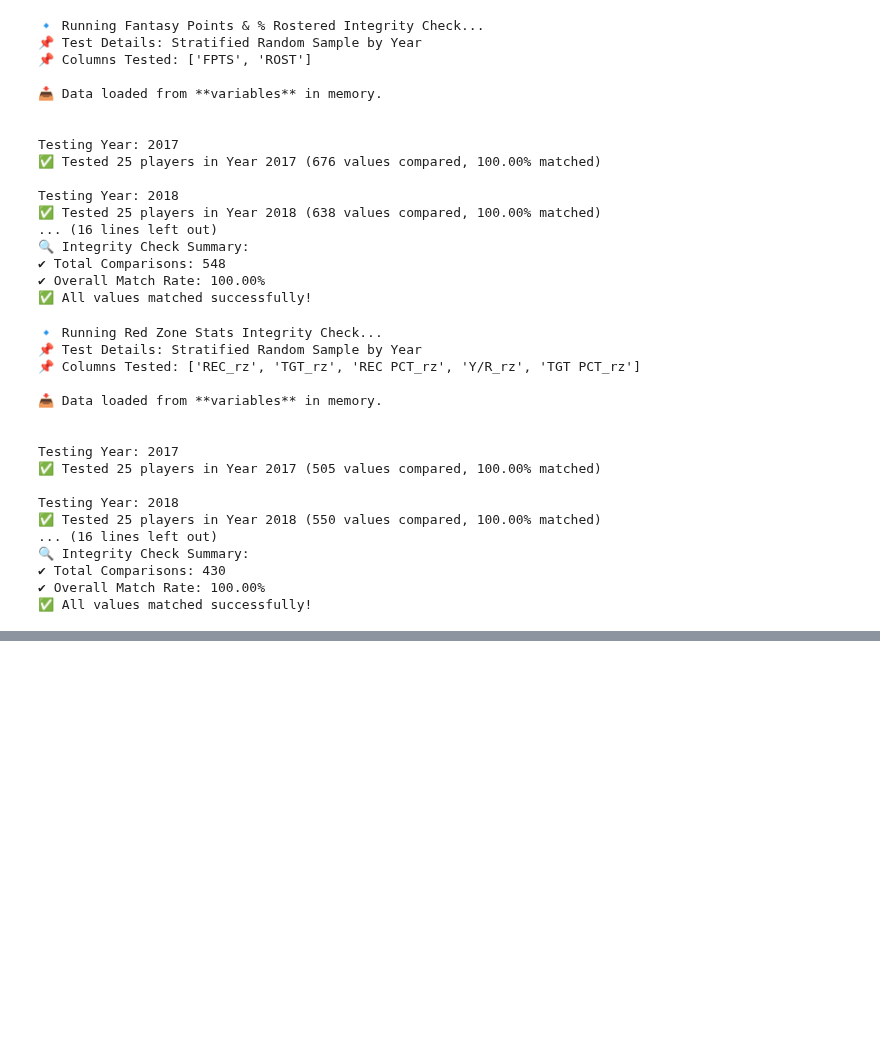
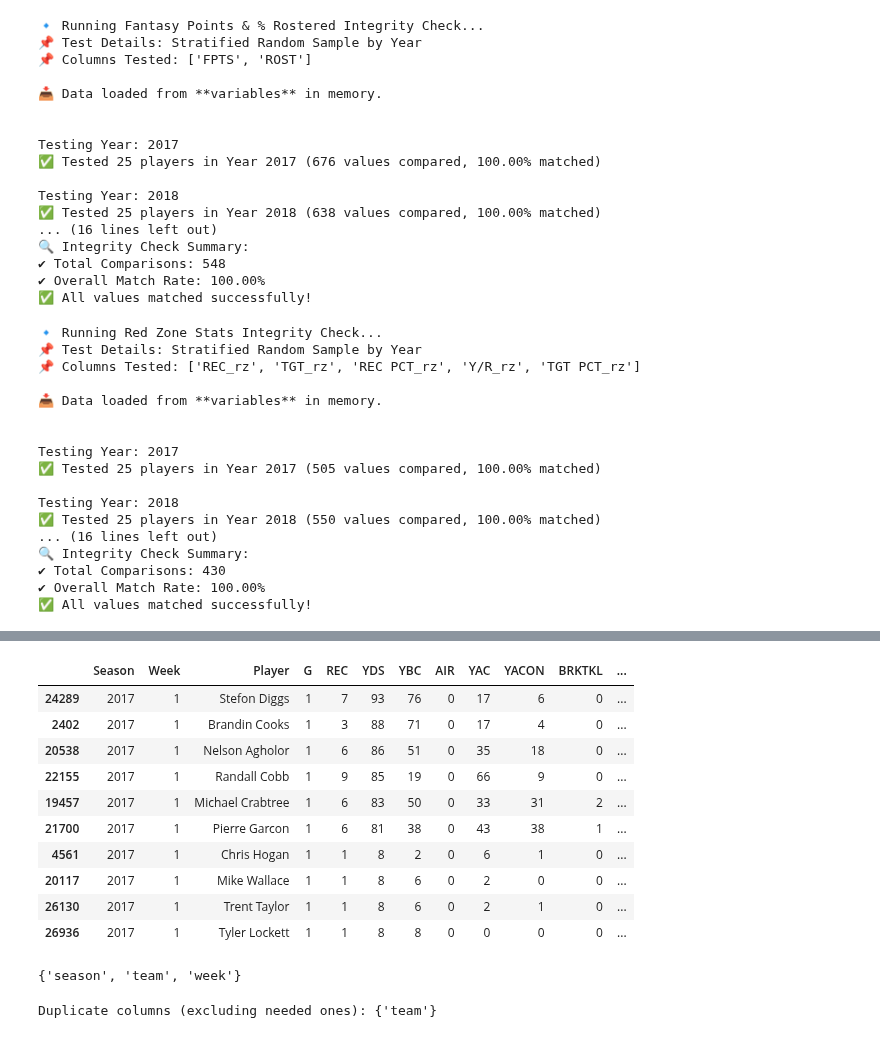
Before and after one commit to ARCtechmo/fanfav, a Jupyter notebook: wr_df.ipynb, the cells around one changed output, grey strips where cells are left out. Saved outputs shown, nothing was run; the diff lists cells and outputs as text; code cells hidden in the pictures; blank space fills up the shorter version.

Commit message:
completed the fp dataframe and column modifications

```diff
--- a/wr_df.ipynb
+++ b/wr_df.ipynb
@@ -1286,0 +1284,62 @@ wr_adv_fp_rost_rz_merged_df_sorted = load_dataframe("wr_adv_fp_rost_rz_merged_df
+# %%
+# split the team abbreviation from the 'player' column into a separate column
+"""
+- Players with no team (Free Agents marked as FA)
+- Hyphenated and multi-part names
+- Ensuring consistent formatting
+"""
+def split_player_team(df, player_col="Player"):
+    df = df.copy()
+
+    # Extract player names and team abbreviations using regex
+    player_info = df[player_col].astype(str).str.extract(r'^(?P<Player>.+?)\s*\((?P<Team>[\w\s]+)\)?$')
+
+    # Fill missing values in the 'Team' column with 'FA' for free agents
+    df["Player"] = player_info["Player"].fillna(df[player_col])  # Keep original name if extraction fails
+    df["Team"] = player_info["Team"].fillna("FA")
+
+    return df
+
+# Apply function to the dataframe
+wr_fantasypros_df_final = split_player_team(wr_adv_fp_rost_rz_merged_df_sorted)
+
+# Display sample output
+display(wr_fantasypros_df_final.head(10))
+# %% [output]
+|  | Season | Week | Player | G | REC | YDS | YBC | AIR | YAC | YACON | BRKTKL | ... |
+| 24289 | 2017 | 1 | Stefon Diggs | 1 | 7 | 93 | 76 | 0 | 17 | 6 | 0 | ... |
+| 2402 | 2017 | 1 | Brandin Cooks | 1 | 3 | 88 | 71 | 0 | 17 | 4 | 0 | ... |
+| 20538 | 2017 | 1 | Nelson Agholor | 1 | 6 | 86 | 51 | 0 | 35 | 18 | 0 | ... |
+| 22155 | 2017 | 1 | Randall Cobb | 1 | 9 | 85 | 19 | 0 | 66 | 9 | 0 | ... |
+| 19457 | 2017 | 1 | Michael Crabtree | 1 | 6 | 83 | 50 | 0 | 33 | 31 | 2 | ... |
+| 21700 | 2017 | 1 | Pierre Garcon | 1 | 6 | 81 | 38 | 0 | 43 | 38 | 1 | ... |
+| 4561 | 2017 | 1 | Chris Hogan | 1 | 1 | 8 | 2 | 0 | 6 | 1 | 0 | ... |
+| 20117 | 2017 | 1 | Mike Wallace | 1 | 1 | 8 | 6 | 0 | 2 | 0 | 0 | ... |
+| 26130 | 2017 | 1 | Trent Taylor | 1 | 1 | 8 | 6 | 0 | 2 | 1 | 0 | ... |
+| 26936 | 2017 | 1 | Tyler Lockett | 1 | 1 | 8 | 8 | 0 | 0 | 0 | 0 | ... |
+# %%
+# output: a set of duplicate columns between the wr_ids_ngs_pfr_stats_sorted and  wr_fantasypros_df_final dataframes
+# Identify Duplicate Columns
+
+# Convert column names to lowercase before comparing to account for capitalization differences
+columns_wr_ids = set(map(str.lower, wr_ids_ngs_pfr_stats_sorted.columns))
+columns_fp = set(map(str.lower, wr_fantasypros_df_final.columns))
+
+# Identify duplicate column names (case insensitive)
+duplicate_columns = columns_wr_ids.intersection(columns_fp)
+duplicate_columns
+# %% [output]
+{'season', 'team', 'week'}
+# %%
+# Convert column names to lowercase for both dataframes
+wr_ids_ngs_pfr_stats_sorted_lower = {col.lower() for col in wr_ids_ngs_pfr_stats_sorted.columns}
+wr_fantasypros_df_final_lower = {col.lower() for col in wr_fantasypros_df_final.columns}
+
+# Identify duplicate column names, ignoring case
+duplicate_columns = wr_ids_ngs_pfr_stats_sorted_lower.intersection(wr_fantasypros_df_final_lower)
+
+# Display the duplicate columns (excluding 'season' and 'week' since we need those)
+duplicate_columns -= {'season', 'week'}
+print(f"Duplicate columns (excluding needed ones): {duplicate_columns}")
+# %% [output]
+Duplicate columns (excluding needed ones): {'team'}
```
Also changed, not shown: parts of 5 cells of this notebook.
